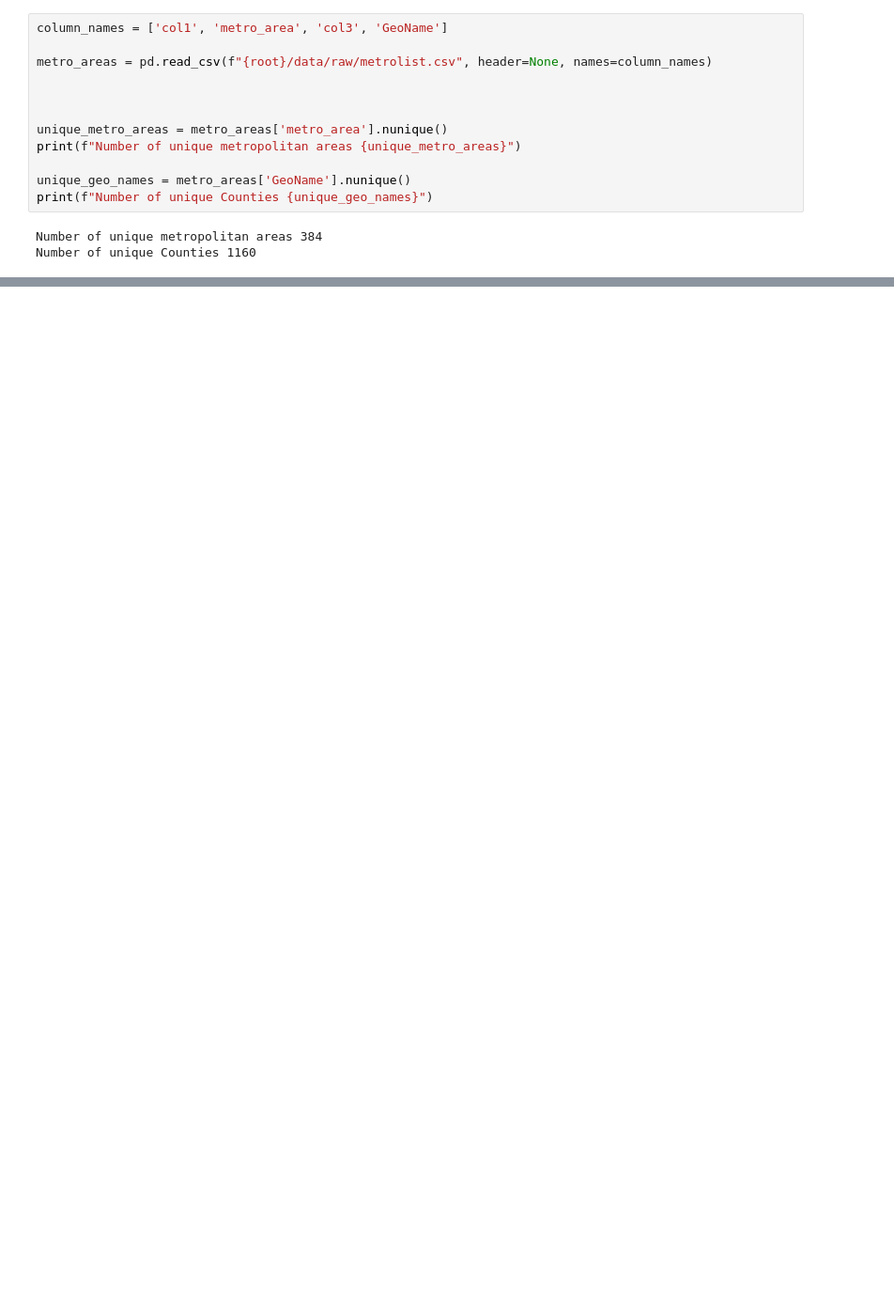
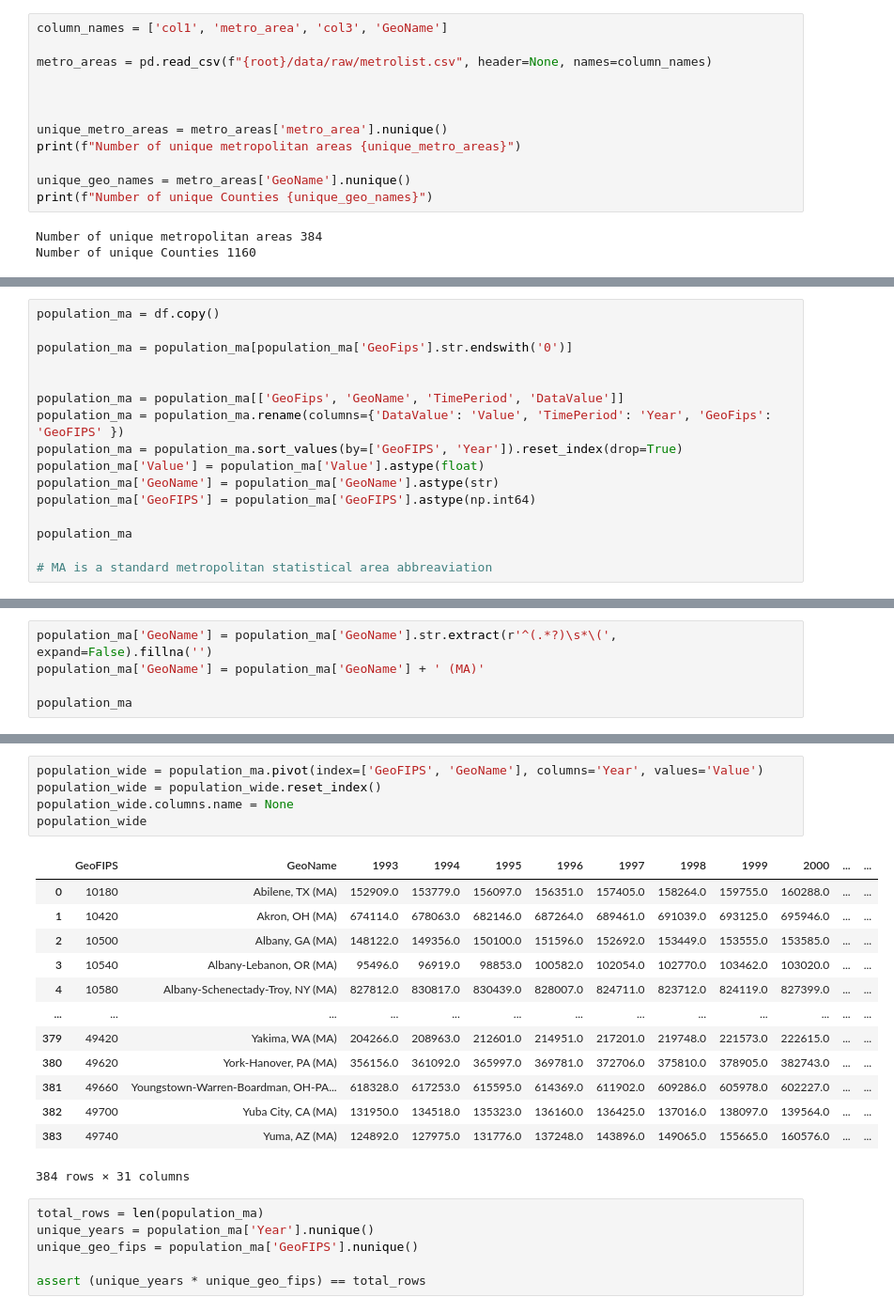
Before and after one commit to BasisResearch/cities, a Jupyter notebook: docs/experimental_notebooks/data_processing/metro_area.ipynb, the cells around one changed output, grey strips where cells are left out. Shown at 94% size. Cells and saved outputs as stored; diff of their text form; blank space fills up the shorter version.

Commit message:
adding population_ma

```diff
--- a/docs/experimental_notebooks/data_processing/metro_area.ipynb
+++ b/docs/experimental_notebooks/data_processing/metro_area.ipynb
@@ -179,0 +121,16 @@ data
+# %%
+population_ma = df.copy()
+
+population_ma = population_ma[population_ma['GeoFips'].str.endswith('0')]
+
+
+population_ma = population_ma[['GeoFips', 'GeoName', 'TimePeriod', 'DataValue']]
+population_ma = population_ma.rename(columns={'DataValue': 'Value', 'TimePeriod': 'Year', 'GeoFips': 'GeoFIPS' })
+population_ma = population_ma.sort_values(by=['GeoFIPS', 'Year']).reset_index(drop=True)
+population_ma['Value'] = population_ma['Value'].astype(float)
+population_ma['GeoName'] = population_ma['GeoName'].astype(str)
+population_ma['GeoFIPS'] = population_ma['GeoFIPS'].astype(np.int64)
+
+population_ma
+
+# MA is a standard metropolitan statistical area abbreaviation
@@ -179,0 +151,5 @@ data
+# %%
+population_ma['GeoName'] = population_ma['GeoName'].str.extract(r'^(.*?)\s*\(', expand=False).fillna('')
+population_ma['GeoName'] = population_ma['GeoName'] + ' (MA)'
+
+population_ma
@@ -179,0 +170,25 @@ data
+# %%
+population_wide = population_ma.pivot(index=['GeoFIPS', 'GeoName'], columns='Year', values='Value')
+population_wide = population_wide.reset_index()
+population_wide.columns.name = None
+population_wide
+# %% [output]
+|  | GeoFIPS | GeoName | 1993 | 1994 | 1995 | 1996 | 1997 | 1998 | 1999 | 2000 | ... | ... |
+| 0 | 10180 | Abilene, TX (MA) | 152909.0 | 153779.0 | 156097.0 | 156351.0 | 157405.0 | 158264.0 | 159755.0 | 160288.0 | ... | ... |
+| 1 | 10420 | Akron, OH (MA) | 674114.0 | 678063.0 | 682146.0 | 687264.0 | 689461.0 | 691039.0 | 693125.0 | 695946.0 | ... | ... |
+| 2 | 10500 | Albany, GA (MA) | 148122.0 | 149356.0 | 150100.0 | 151596.0 | 152692.0 | 153449.0 | 153555.0 | 153585.0 | ... | ... |
+| 3 | 10540 | Albany-Lebanon, OR (MA) | 95496.0 | 96919.0 | 98853.0 | 100582.0 | 102054.0 | 102770.0 | 103462.0 | 103020.0 | ... | ... |
+| 4 | 10580 | Albany-Schenectady-Troy, NY (MA) | 827812.0 | 830817.0 | 830439.0 | 828007.0 | 824711.0 | 823712.0 | 824119.0 | 827399.0 | ... | ... |
+| ... | ... | ... | ... | ... | ... | ... | ... | ... | ... | ... | ... | ... |
+| 379 | 49420 | Yakima, WA (MA) | 204266.0 | 208963.0 | 212601.0 | 214951.0 | 217201.0 | 219748.0 | 221573.0 | 222615.0 | ... | ... |
+| 380 | 49620 | York-Hanover, PA (MA) | 356156.0 | 361092.0 | 365997.0 | 369781.0 | 372706.0 | 375810.0 | 378905.0 | 382743.0 | ... | ... |
+| 381 | 49660 | Youngstown-Warren-Boardman, OH-PA... | 618328.0 | 617253.0 | 615595.0 | 614369.0 | 611902.0 | 609286.0 | 605978.0 | 602227.0 | ... | ... |
+| 382 | 49700 | Yuba City, CA (MA) | 131950.0 | 134518.0 | 135323.0 | 136160.0 | 136425.0 | 137016.0 | 138097.0 | 139564.0 | ... | ... |
+| 383 | 49740 | Yuma, AZ (MA) | 124892.0 | 127975.0 | 131776.0 | 137248.0 | 143896.0 | 149065.0 | 155665.0 | 160576.0 | ... | ... |
+384 rows × 31 columns
+# %%
+total_rows = len(population_ma)
+unique_years = population_ma['Year'].nunique()
+unique_geo_fips = population_ma['GeoFIPS'].nunique()
+
+assert (unique_years * unique_geo_fips) == total_rows
```
Also changed, not shown: parts of 16 cells of this notebook, 3 other files.
